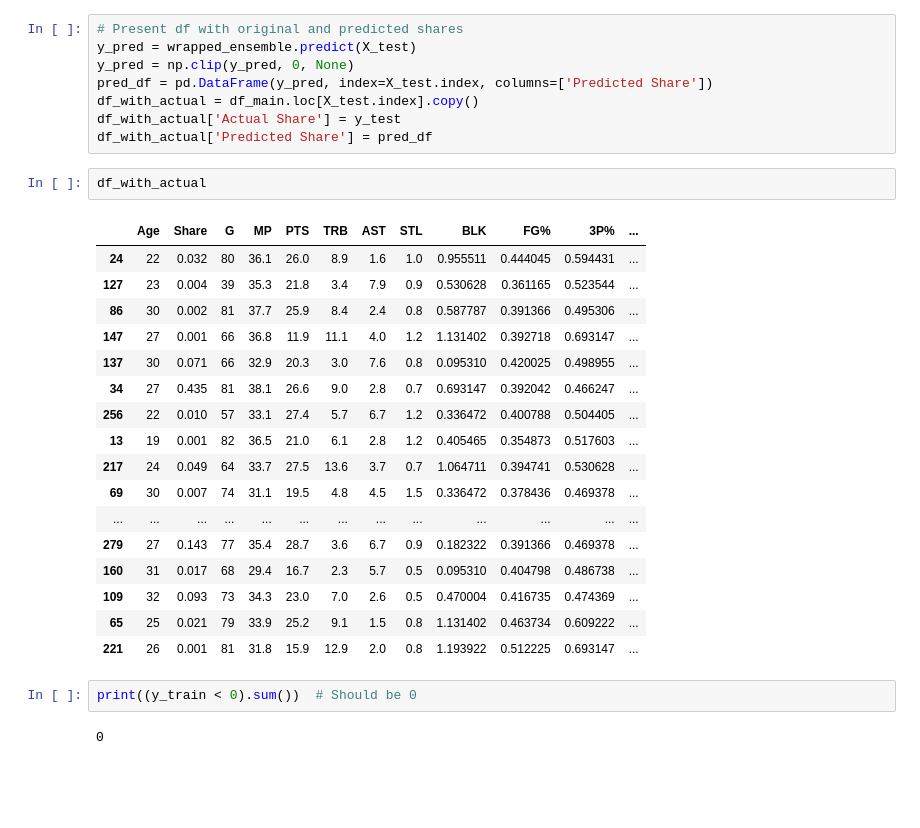
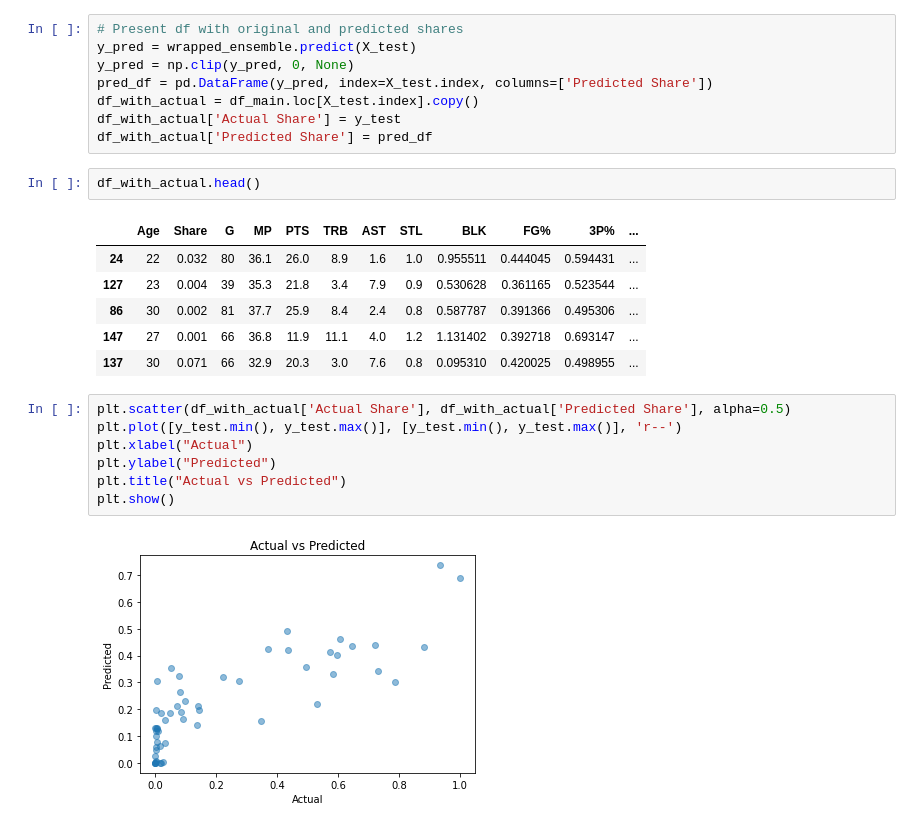
Before and after one commit to gohsoonhao/NBAMVP, a Jupyter notebook: nba_mvp_ml.ipynb, the cells around one changed output. Drawn from its saved outputs; the diff is of its cells as text; blank space fills up the shorter version.

```diff
--- a/nba_mvp_ml.ipynb
+++ b/nba_mvp_ml.ipynb
@@ -453,26 +453,20 @@ df_with_actual = df_main.loc[X_test.index].copy()
 df_with_actual['Actual Share'] = y_test
 df_with_actual['Predicted Share'] = pred_df
 # %%
-df_with_actual
+df_with_actual.head()
 # %% [output]
 |  | Age | Share | G | MP | PTS | TRB | AST | STL | BLK | FG% | 3P% | ... |
 | 24 | 22 | 0.032 | 80 | 36.1 | 26.0 | 8.9 | 1.6 | 1.0 | 0.955511 | 0.444045 | 0.594431 | ... |
 | 127 | 23 | 0.004 | 39 | 35.3 | 21.8 | 3.4 | 7.9 | 0.9 | 0.530628 | 0.361165 | 0.523544 | ... |
 | 86 | 30 | 0.002 | 81 | 37.7 | 25.9 | 8.4 | 2.4 | 0.8 | 0.587787 | 0.391366 | 0.495306 | ... |
 | 147 | 27 | 0.001 | 66 | 36.8 | 11.9 | 11.1 | 4.0 | 1.2 | 1.131402 | 0.392718 | 0.693147 | ... |
 | 137 | 30 | 0.071 | 66 | 32.9 | 20.3 | 3.0 | 7.6 | 0.8 | 0.095310 | 0.420025 | 0.498955 | ... |
-| 34 | 27 | 0.435 | 81 | 38.1 | 26.6 | 9.0 | 2.8 | 0.7 | 0.693147 | 0.392042 | 0.466247 | ... |
-| 256 | 22 | 0.010 | 57 | 33.1 | 27.4 | 5.7 | 6.7 | 1.2 | 0.336472 | 0.400788 | 0.504405 | ... |
-| 13 | 19 | 0.001 | 82 | 36.5 | 21.0 | 6.1 | 2.8 | 1.2 | 0.405465 | 0.354873 | 0.517603 | ... |
-| 217 | 24 | 0.049 | 64 | 33.7 | 27.5 | 13.6 | 3.7 | 0.7 | 1.064711 | 0.394741 | 0.530628 | ... |
-| 69 | 30 | 0.007 | 74 | 31.1 | 19.5 | 4.8 | 4.5 | 1.5 | 0.336472 | 0.378436 | 0.469378 | ... |
-| ... | ... | ... | ... | ... | ... | ... | ... | ... | ... | ... | ... | ... |
-| 279 | 27 | 0.143 | 77 | 35.4 | 28.7 | 3.6 | 6.7 | 0.9 | 0.182322 | 0.391366 | 0.469378 | ... |
-| 160 | 31 | 0.017 | 68 | 29.4 | 16.7 | 2.3 | 5.7 | 0.5 | 0.095310 | 0.404798 | 0.486738 | ... |
-| 109 | 32 | 0.093 | 73 | 34.3 | 23.0 | 7.0 | 2.6 | 0.5 | 0.470004 | 0.416735 | 0.474369 | ... |
-| 65 | 25 | 0.021 | 79 | 33.9 | 25.2 | 9.1 | 1.5 | 0.8 | 1.131402 | 0.463734 | 0.609222 | ... |
-| 221 | 26 | 0.001 | 81 | 31.8 | 15.9 | 12.9 | 2.0 | 0.8 | 1.193922 | 0.512225 | 0.693147 | ... |
-# %%
-print((y_train < 0).sum())  # Should be 0
-# %% [output]
-0
+# %%
+plt.scatter(df_with_actual['Actual Share'], df_with_actual['Predicted Share'], alpha=0.5)
+plt.plot([y_test.min(), y_test.max()], [y_test.min(), y_test.max()], 'r--')
+plt.xlabel("Actual")
+plt.ylabel("Predicted")
+plt.title("Actual vs Predicted")
+plt.show()
+# %% [output]
+[figure, added]
```
Also changed, not shown: 1 other file.
